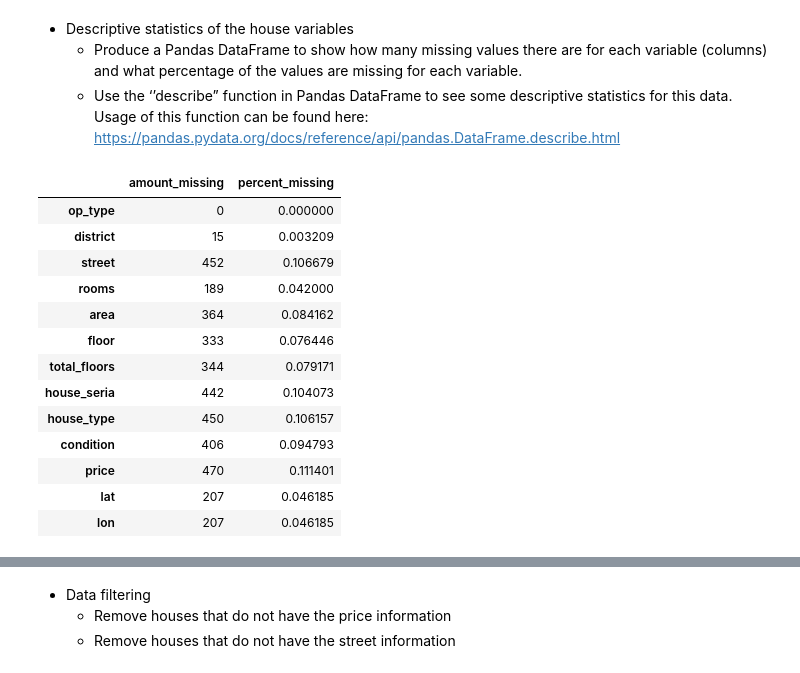
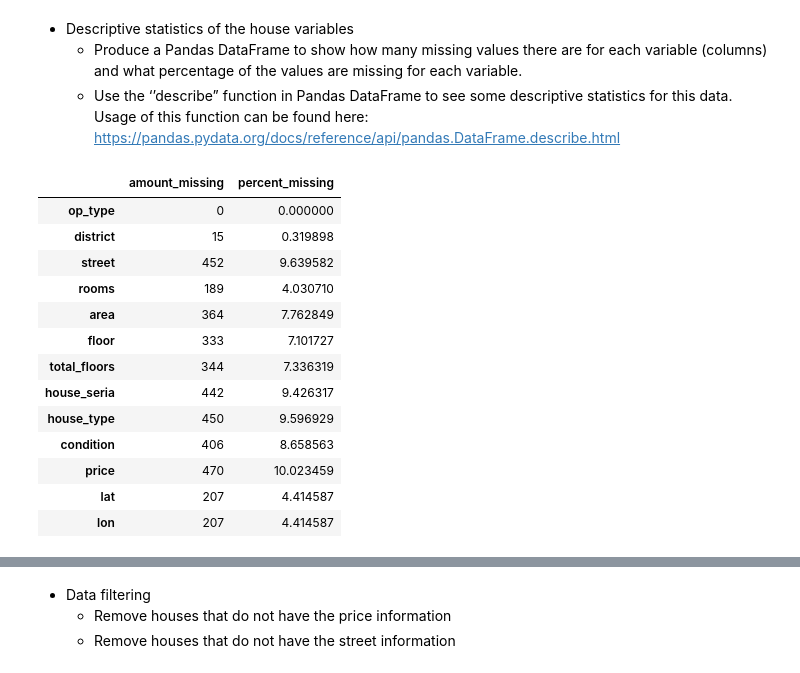
Before and after one commit to Abeoseh/machine-learning, a Jupyter notebook: homework/assignment2/MedianNormalize.ipynb, the cells around one changed output, grey strips where cells are left out. Saved outputs shown, nothing was run; the diff lists cells and outputs as text; code cells hidden in the pictures.

```diff
--- a/homework/assignment2/MedianNormalize.ipynb
+++ b/homework/assignment2/MedianNormalize.ipynb
@@ -16,23 +16,23 @@ real_estate = pd.read_csv("./real_estate.csv")
 # %%
 missing_realestate = real_estate.isnull().sum()
 
 pd.DataFrame({"amount_missing": missing_realestate,
-              "percent_missing": missing_realestate / real_estate.count()})
+              "percent_missing": (missing_realestate / real_estate.shape[0])*100})
 # %% [output]
 |  | amount_missing | percent_missing |
 | op_type | 0 | 0.000000 |
-| district | 15 | 0.003209 |
-| street | 452 | 0.106679 |
-| rooms | 189 | 0.042000 |
-| area | 364 | 0.084162 |
-| floor | 333 | 0.076446 |
-| total_floors | 344 | 0.079171 |
-| house_seria | 442 | 0.104073 |
-| house_type | 450 | 0.106157 |
-| condition | 406 | 0.094793 |
-| price | 470 | 0.111401 |
-| lat | 207 | 0.046185 |
-| lon | 207 | 0.046185 |
+| district | 15 | 0.319898 |
+| street | 452 | 9.639582 |
+| rooms | 189 | 4.030710 |
+| area | 364 | 7.762849 |
+| floor | 333 | 7.101727 |
+| total_floors | 344 | 7.336319 |
+| house_seria | 442 | 9.426317 |
+| house_type | 450 | 9.596929 |
+| condition | 406 | 8.658563 |
+| price | 470 | 10.023459 |
+| lat | 207 | 4.414587 |
+| lon | 207 | 4.414587 |
 # %%
 real_estate.describe(include="all")
 # %% [output]
```
Also changed, not shown: parts of 8 cells of this notebook.
